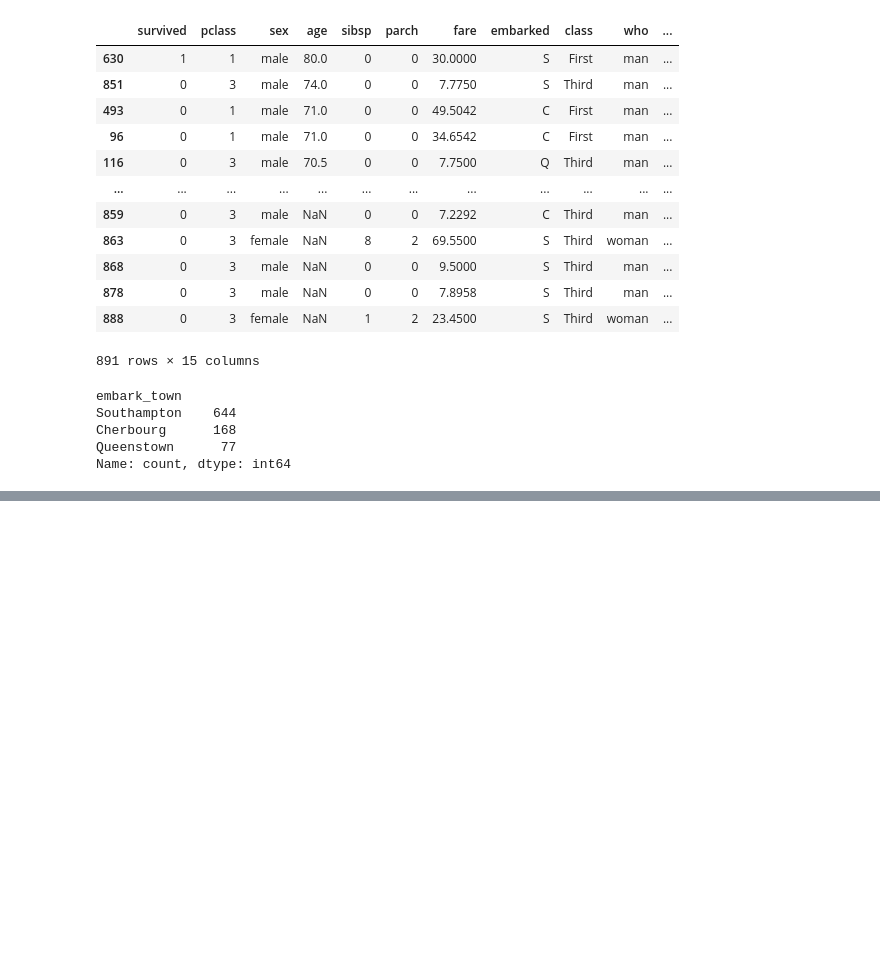
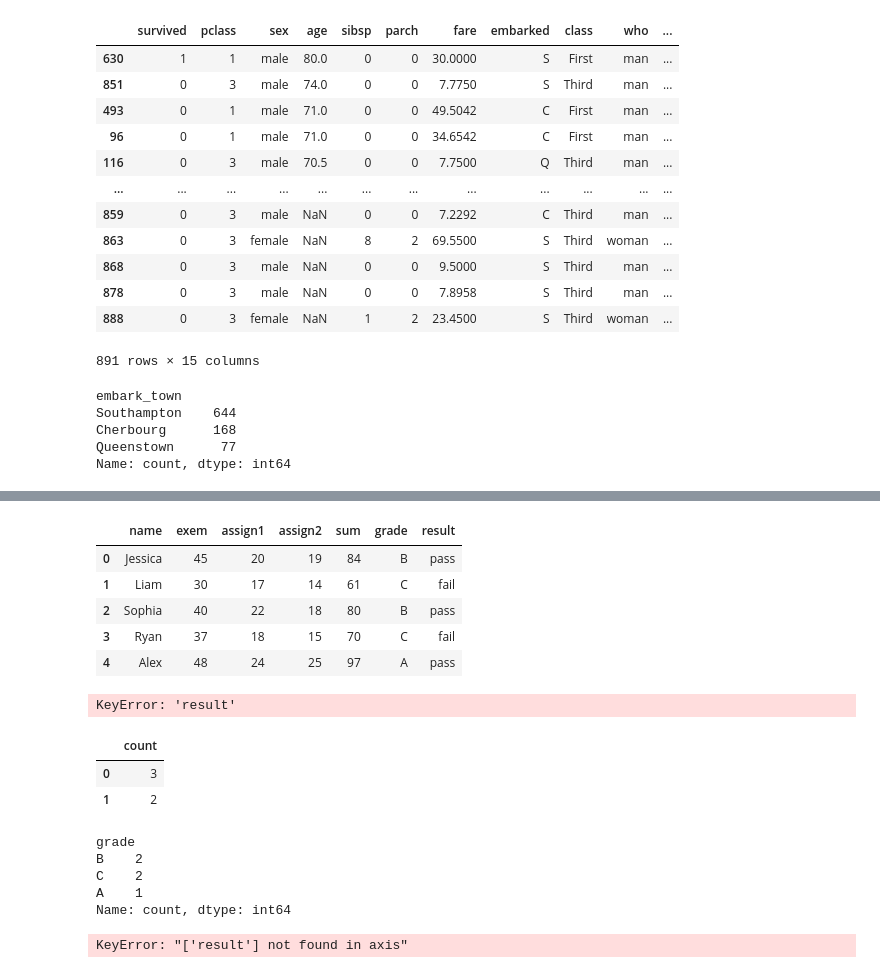
Before and after one commit to ZomiKim/2025python, a Jupyter notebook: 02code/01test/07pandas.ipynb, the cells around one changed output, grey strips where cells are left out. Drawn from its saved outputs; the diff is of its cells as text; code cells hidden in the pictures; blank space fills up the shorter version.

```diff
--- a/02code/01test/07pandas.ipynb
+++ b/02code/01test/07pandas.ipynb
@@ -321,3 +321,10 @@ Southampton    644
 Cherbourg      168
 Queenstown      77
 Name: count, dtype: int64
+# %%
+df = pd.DataFrame({
+    'name': ['Jessica', 'Liam', 'Sophia', 'Ryan', 'Alex'],
+    'test': [45, 30, 40, 37, 48],
+    'assign1': [20, 17, 22, 18, 24],
+    'assign2': [19, 14, 18, 15, 25]
+})
@@ -323,0 +405,3 @@ Name: count, dtype: int64
+# %%
+df = df.rename(columns={'test': 'exem'})
+df
@@ -323,0 +415,3 @@ Name: count, dtype: int64
+# %%
+df['sum'] = df['exem']  + df['assign1'] + df['assign2']
+df
@@ -323,0 +482,9 @@ Name: count, dtype: int64
+# %%
+df['grade'] = np.where(
+    df['sum']>=90,'A',
+    np.where(
+        df['sum']>=80,'B',
+        'C'
+    )
+    )
+df
@@ -323,0 +498,44 @@ Name: count, dtype: int64
+# %%
+df['result'] = np.where(
+    df['sum']>=80,'pass',
+    'fail'
+)
+df
+# %% [output]
+|  | name | exem | assign1 | assign2 | sum | grade | result |
+| 0 | Jessica | 45 | 20 | 19 | 84 | B | pass |
+| 1 | Liam | 30 | 17 | 14 | 61 | C | fail |
+| 2 | Sophia | 40 | 22 | 18 | 80 | B | pass |
+| 3 | Ryan | 37 | 18 | 15 | 70 | C | fail |
+| 4 | Alex | 48 | 24 | 25 | 97 | A | pass |
+# %%
+df_count = df['result'].value_counts()
+print(df_count)
+print(df_count.shape)
+print(type(df_count))
+df_c = df_count.to_frame()
+df_c
+print(df_c)
+print(df_c.shape)
+# %% [output]
+KeyError: 'result'
+# %%
+df_c.reset_index(drop=True)
+# %% [output]
+|  | count |
+| 0 | 3 |
+| 1 | 2 |
+# %%
+df['grade'].value_counts()
+# %% [output]
+grade
+B    2
+C    2
+A    1
+Name: count, dtype: int64
+# %%
+# inplace : column명 변경, 삭제, row 삭제
+
+df.drop(columns='result', inplace=True)
+# %% [output]
+KeyError: "['result'] not found in axis"
```
Also changed, not shown: parts of 29 cells of this notebook.
